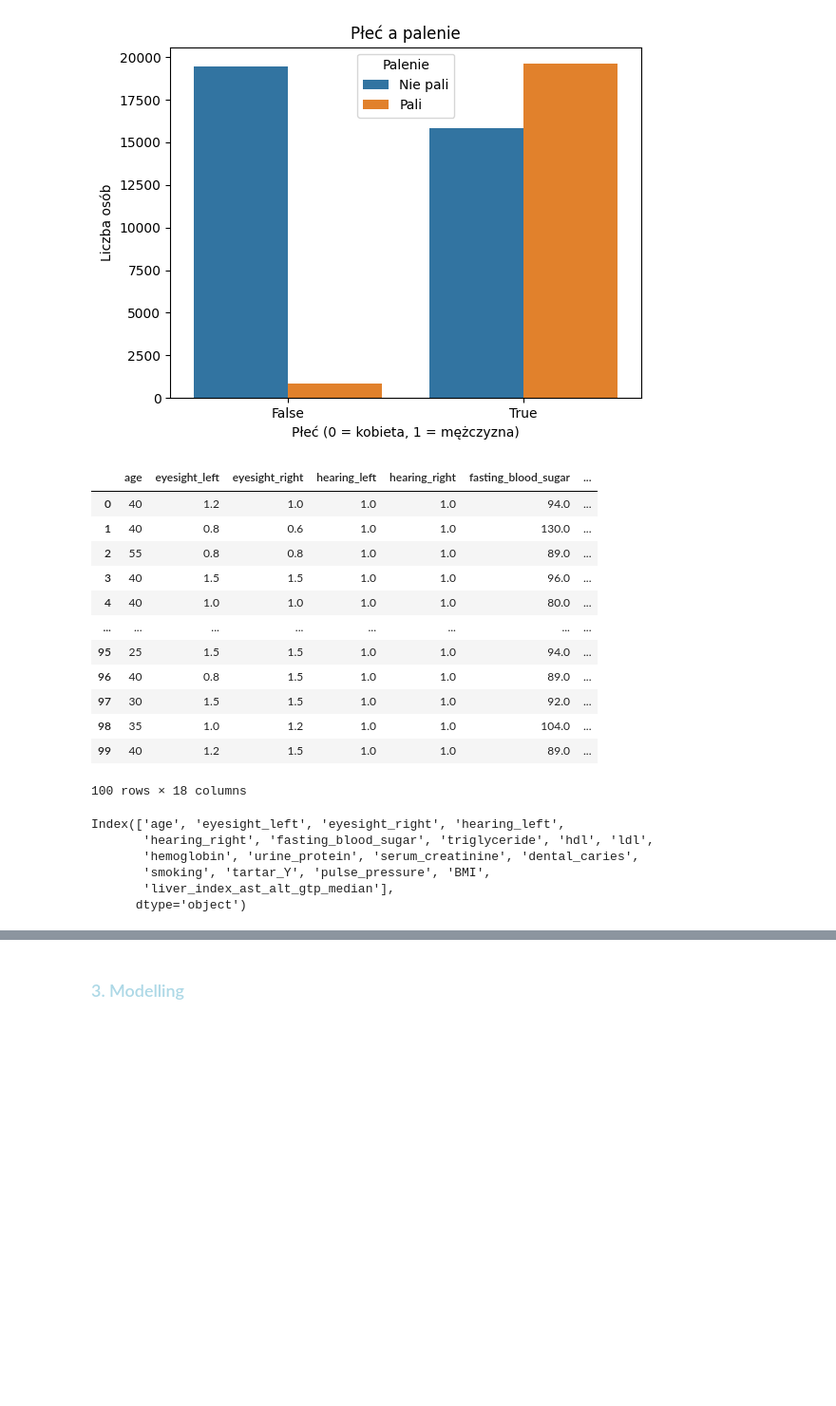
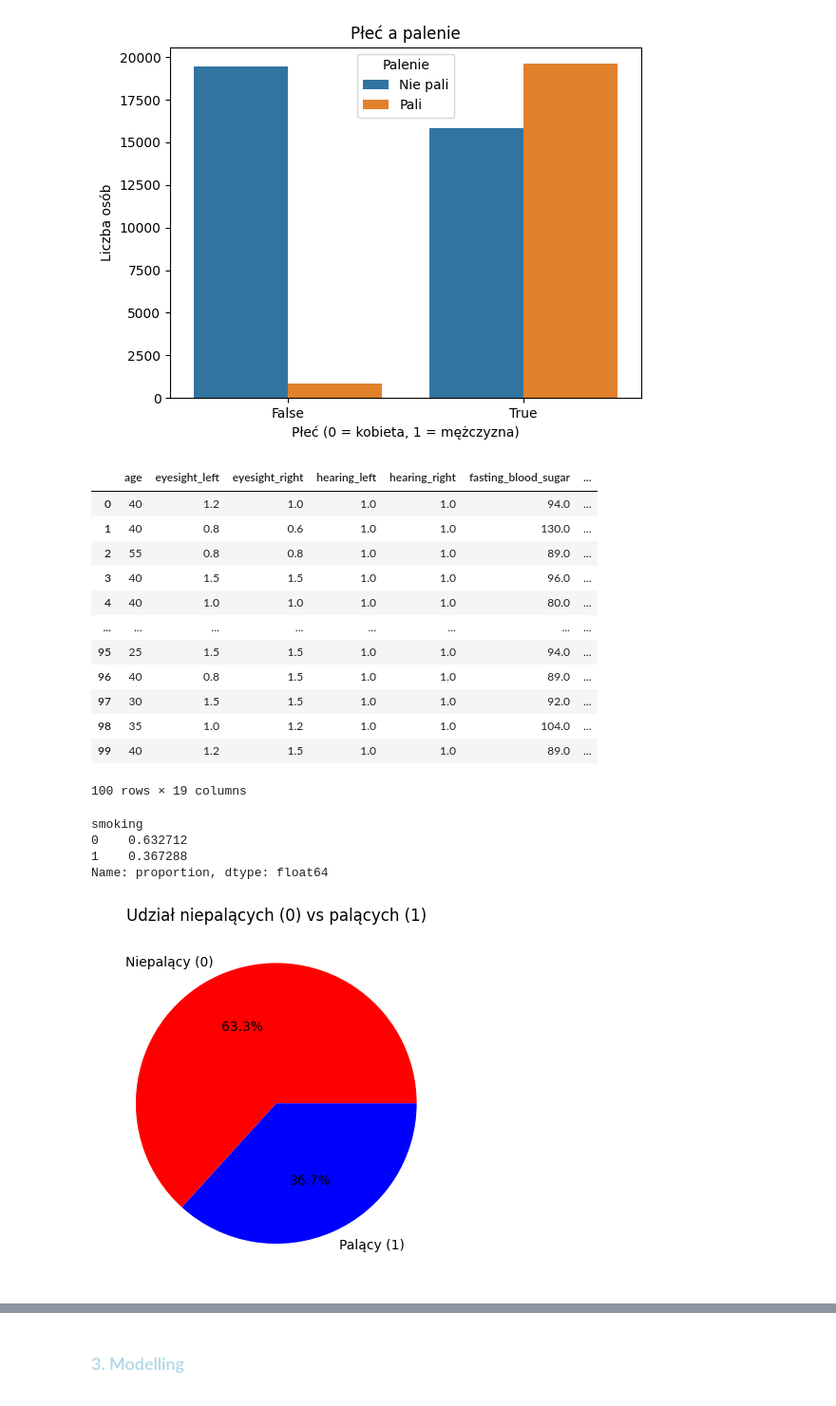
Before and after one commit to msnaspers/ml-pg2025, a Jupyter notebook: projekt_zaliczeniowy.ipynb, the cells around one changed output, grey strips where cells are left out. Shown: that part at 95% size. Cells and saved outputs as stored; diff of their text form; code cells hidden in the pictures; blank space fills up the shorter version.

```diff
--- a/projekt_zaliczeniowy.ipynb
+++ b/projekt_zaliczeniowy.ipynb
@@ -461,5 +365,5 @@ plt.show()
 # %%
-cols_to_drop = ['gender_M','waist_cm','cholesterol', 'oral', 'relaxation', 'systolic', 'weight_kg', 'height_cm', 'ast', 'alt', 'gtp']
+cols_to_drop = ['waist_cm','cholesterol', 'relaxation', 'systolic', 'weight_kg', 'height_cm', 'ast', 'alt', 'gtp']
 df = df.drop(cols_to_drop, axis=1)
 df.head(100)
 # %% [output]
@@ -475,13 +379,25 @@ df.head(100)
 | 97 | 30 | 1.5 | 1.5 | 1.0 | 1.0 | 92.0 | ... |
 | 98 | 35 | 1.0 | 1.2 | 1.0 | 1.0 | 104.0 | ... |
 | 99 | 40 | 1.2 | 1.5 | 1.0 | 1.0 | 89.0 | ... |
-100 rows × 18 columns
+100 rows × 19 columns
-# %%
-df.columns
-# %% [output]
-Index(['age', 'eyesight_left', 'eyesight_right', 'hearing_left',
-       'hearing_right', 'fasting_blood_sugar', 'triglyceride', 'hdl', 'ldl',
-       'hemoglobin', 'urine_protein', 'serum_creatinine', 'dental_caries',
-       'smoking', 'tartar_Y', 'pulse_pressure', 'BMI',
-       'liver_index_ast_alt_gtp_median'],
-      dtype='object')
+# %%
+df['smoking'].value_counts(normalize=True)
+# %% [output]
+smoking
+0    0.632712
+1    0.367288
+Name: proportion, dtype: float64
+# %%
+labels = ['Niepalący (0)', 'Palący (1)']
+
+df['smoking'].value_counts(normalize=True).plot(
+    kind='pie',
+    autopct='%1.1f%%',
+    labels=labels,
+    colors=['red', 'blue'],
+    title='Udział niepalących (0) vs palących (1)',
+    ylabel=''
+)
+plt.show()
+# %% [output]
+[figure, added]
```
Also changed, not shown: parts of 38 cells of this notebook, 1 other file.
